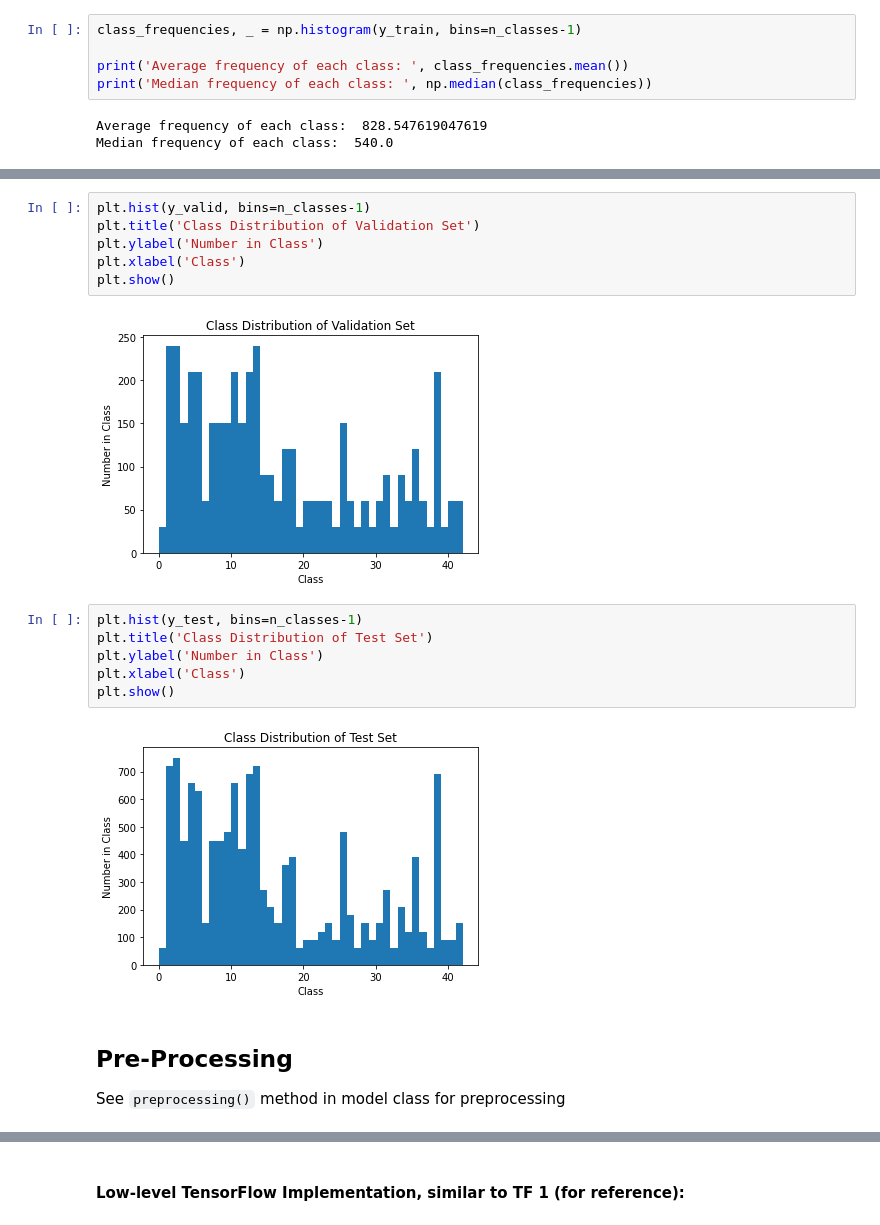
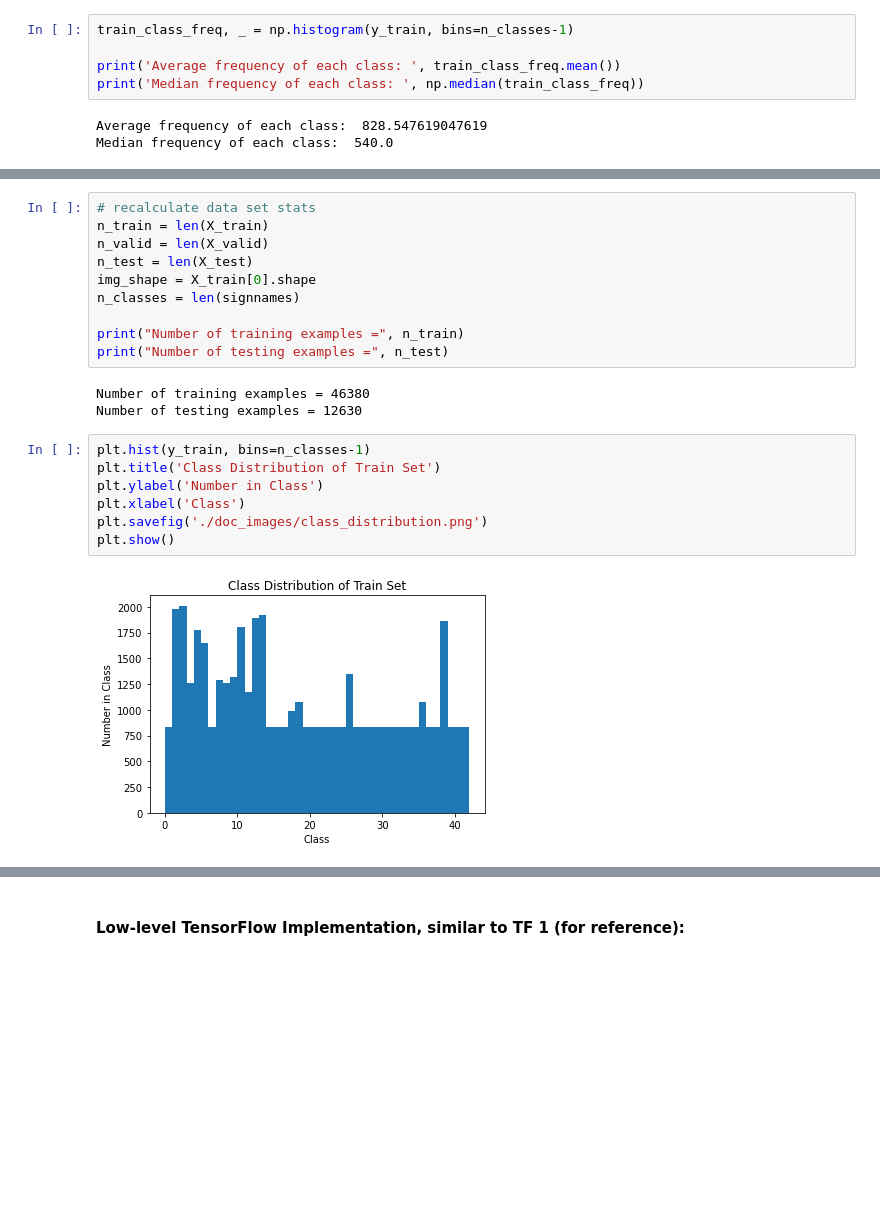
Before and after one commit to grantgasser/traffic-signs-classifier, a Jupyter notebook: traffic_sign_classifier.ipynb, the cells around one changed output, grey strips where cells are left out. Cells and saved outputs as stored; diff of their text form; blank space fills up the shorter version.

```diff
--- a/traffic_sign_classifier.ipynb
+++ b/traffic_sign_classifier.ipynb
@@ -85,8 +86,8 @@ plt.show()
 # %%
-class_frequencies, _ = np.histogram(y_train, bins=n_classes-1)
+train_class_freq, _ = np.histogram(y_train, bins=n_classes-1)
 
-print('Average frequency of each class: ', class_frequencies.mean())
-print('Median frequency of each class: ', np.median(class_frequencies))
+print('Average frequency of each class: ', train_class_freq.mean())
+print('Median frequency of each class: ', np.median(train_class_freq))
 # %% [output]
 Average frequency of each class:  828.547619047619
 Median frequency of each class:  540.0
@@ -93,20 +212,22 @@ Median frequency of each class:  540.0
+# %%
+# recalculate data set stats
+n_train = len(X_train)
+n_valid = len(X_valid)
+n_test = len(X_test)
+img_shape = X_train[0].shape
+n_classes = len(signnames)
+
+print("Number of training examples =", n_train)
+print("Number of testing examples =", n_test)
+# %% [output]
+Number of training examples = 46380
+Number of testing examples = 12630
 # %%
-plt.hist(y_valid, bins=n_classes-1)
-plt.title('Class Distribution of Validation Set')
+plt.hist(y_train, bins=n_classes-1)
+plt.title('Class Distribution of Train Set')
 plt.ylabel('Number in Class')
 plt.xlabel('Class')
+plt.savefig('./doc_images/class_distribution.png')
 plt.show()
 # %% [output]
-[figure, old version]
+[figure, new version]
-# %%
-plt.hist(y_test, bins=n_classes-1)
-plt.title('Class Distribution of Test Set')
-plt.ylabel('Number in Class')
-plt.xlabel('Class')
-plt.show()
-# %% [output]
-[figure, removed]
-# %% [markdown]
-## Pre-Processing
-
-See `preprocessing()` method in model class for preprocessing
```
Also changed, not shown: parts of 39 cells of this notebook, 7 other files.
